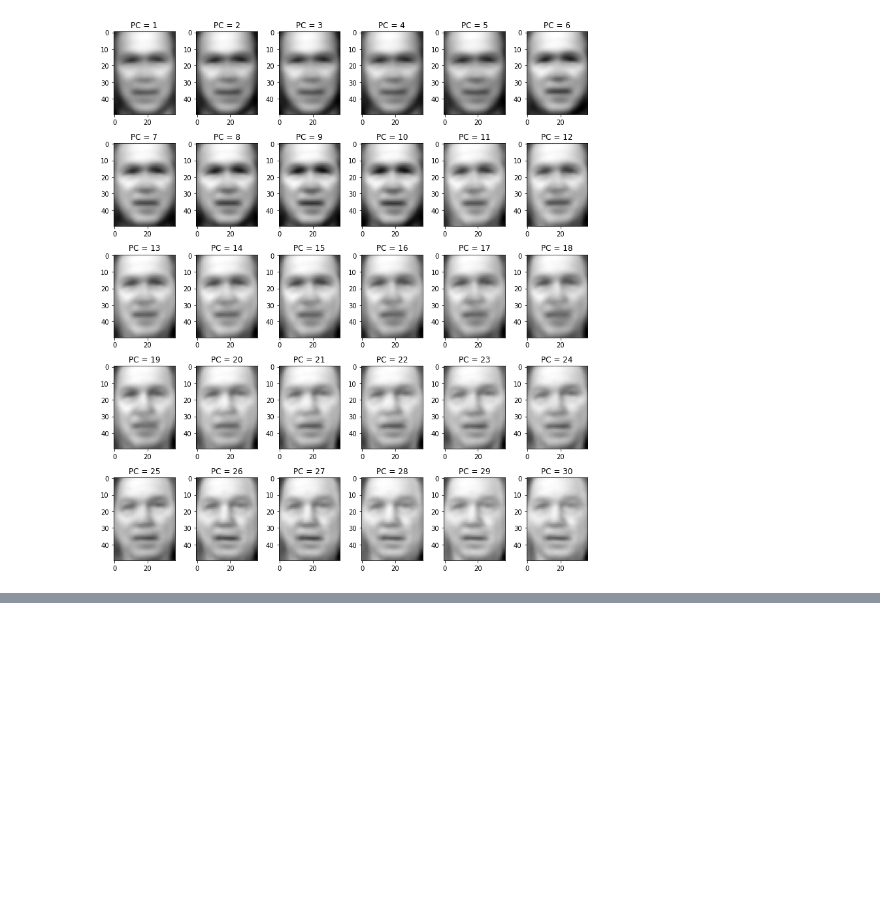
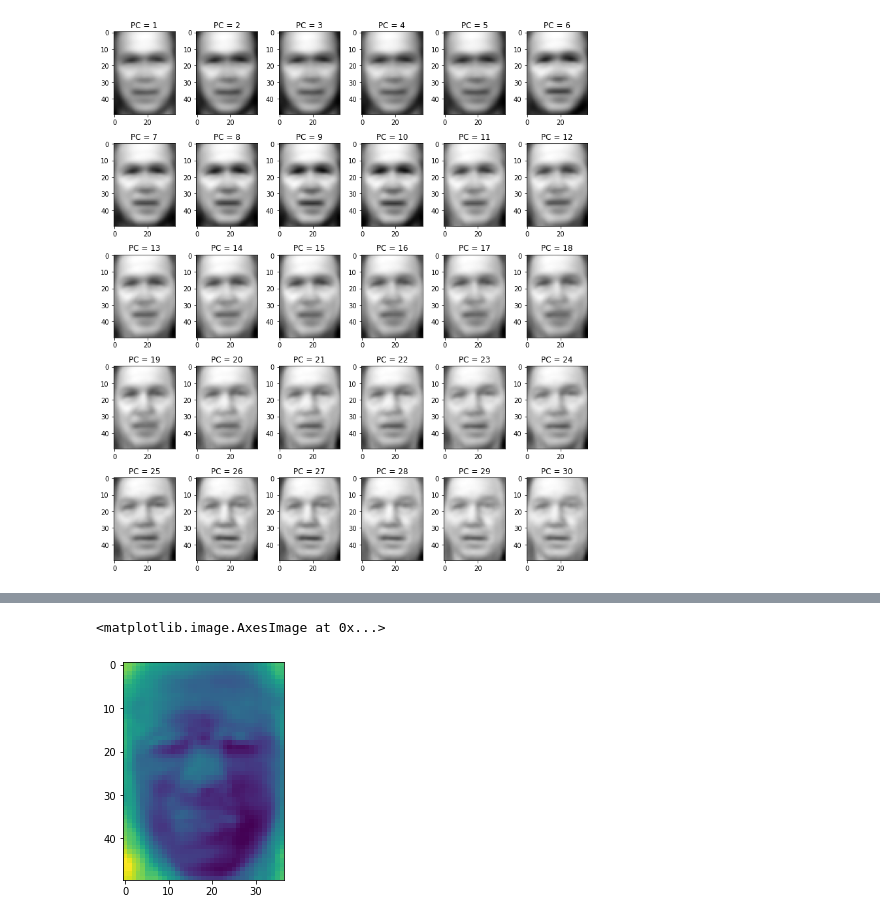
Before and after one commit to Shuaf98/y-data, a Jupyter notebook: ydata_unsupervised_learning/lecture3_Dimensionality/HW3_Shua.ipynb, the cells around one changed output, grey strips where cells are left out. Drawn from its saved outputs; the diff is of its cells as text; code cells hidden in the pictures; blank space fills up the shorter version.

```diff
--- a/ydata_unsupervised_learning/lecture3_Dimensionality/HW3_Shua.ipynb
+++ b/ydata_unsupervised_learning/lecture3_Dimensionality/HW3_Shua.ipynb
@@ -349,0 +361,6 @@ print(pca1.explained_variance_.shape)
+# %%
+#This fits our data set, and then calculates the principal components of the data set. Then, it transforms the data set (or specific image/s)
+# onto the selected amount of principal components.
+pc = PCA(150,whiten= True, svd_solver='randomized')
+pc.fit(X)
+T = pc.transform(X[1].reshape(1,-1))
@@ -349,0 +371,8 @@ print(pca1.explained_variance_.shape)
+# %%
+Z = np.copy(T)
+Z[:, 1:]= 0 #Set all of the coefficients of the image except for the principal components that we want to be 0.
+p = Z @ pc.components_ #We do the "inverse transformation"-- a dot product of the Transformed picture/s, and the eigenfaces.
+plt.imshow(p.reshape(50,37))
+# %% [output]
+<matplotlib.image.AxesImage at 0x...>
+[figure, added]
```
Also changed, not shown: parts of 27 cells of this notebook.
